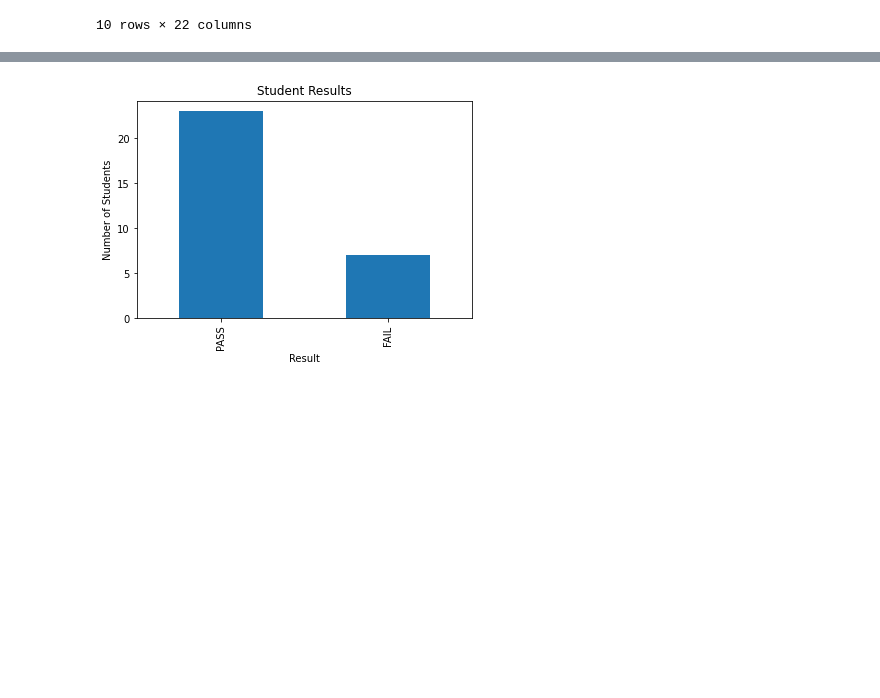
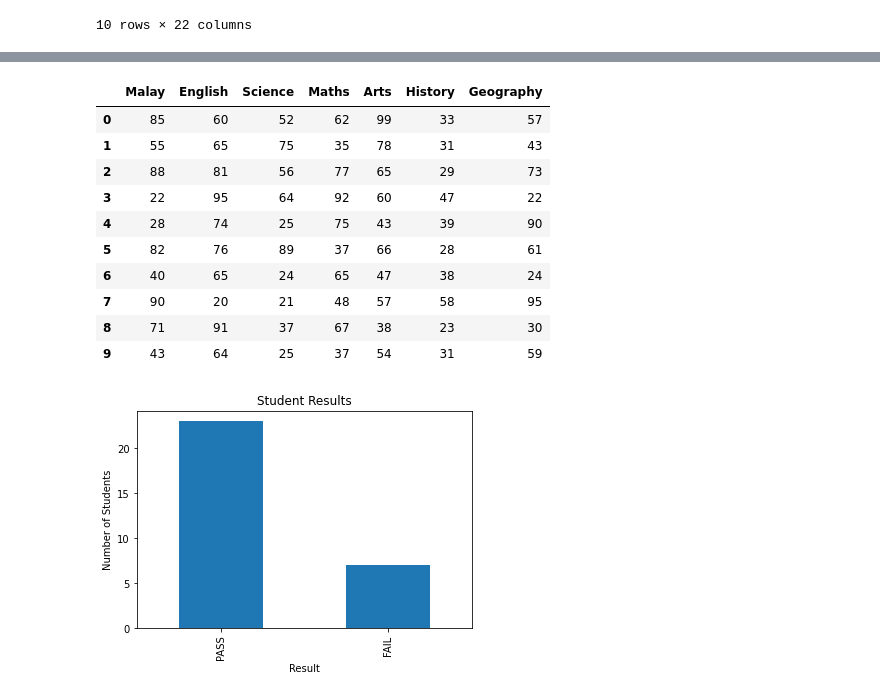
Before and after one commit to amir-yusoff/python-training-miniproject, a Jupyter notebook: analytics.ipynb, the cells around one changed output, grey strips where cells are left out. Drawn from its saved outputs; the diff is of its cells as text; code cells hidden in the pictures; blank space fills up the shorter version.

```diff
--- a/analytics.ipynb
+++ b/analytics.ipynb
@@ -62,3 +58,23 @@ marks_result = []
+# %%
+df_marks_only = pd.read_sql_query('''
+                SELECT Student_Marks.Malay, Student_Marks.English, Student_Marks.Science, Student_Marks.Maths, Student_Marks.Arts, Student_Marks.History, Student_Marks.Geography
+                FROM Student_Personal
+                LEFT JOIN Student_Marks ON Student_Personal.Std_ID = Student_Marks.Std_ID
+                    ''', conn)
+
+df_marks_only.head(10)
+# %% [output]
+|  | Malay | English | Science | Maths | Arts | History | Geography |
+| 0 | 85 | 60 | 52 | 62 | 99 | 33 | 57 |
+| 1 | 55 | 65 | 75 | 35 | 78 | 31 | 43 |
+| 2 | 88 | 81 | 56 | 77 | 65 | 29 | 73 |
+| 3 | 22 | 95 | 64 | 92 | 60 | 47 | 22 |
+| 4 | 28 | 74 | 25 | 75 | 43 | 39 | 90 |
+| 5 | 82 | 76 | 89 | 37 | 66 | 28 | 61 |
+| 6 | 40 | 65 | 24 | 65 | 47 | 38 | 24 |
+| 7 | 90 | 20 | 21 | 48 | 57 | 58 | 95 |
+| 8 | 71 | 91 | 37 | 67 | 38 | 23 | 30 |
+| 9 | 43 | 64 | 25 | 37 | 54 | 31 | 59 |
 # %%
 fails = df['Result'].value_counts()
 fails.plot.bar()
```
Also changed, not shown: parts of 14 cells of this notebook, 5 other files.
